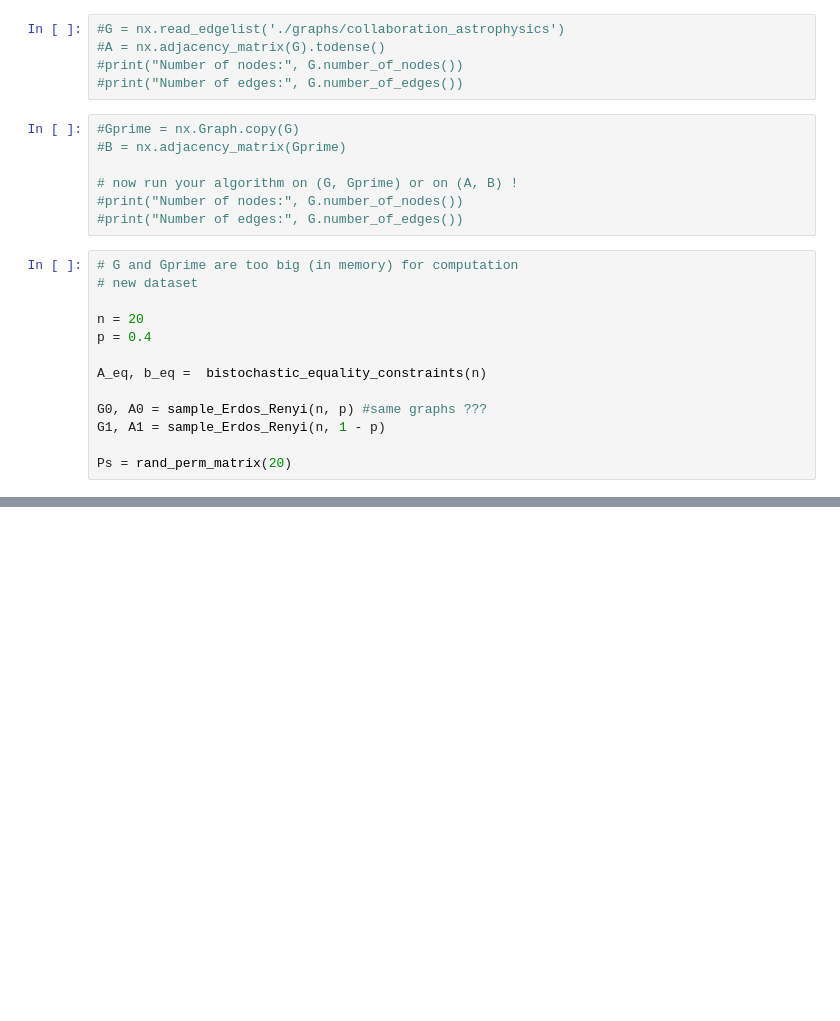
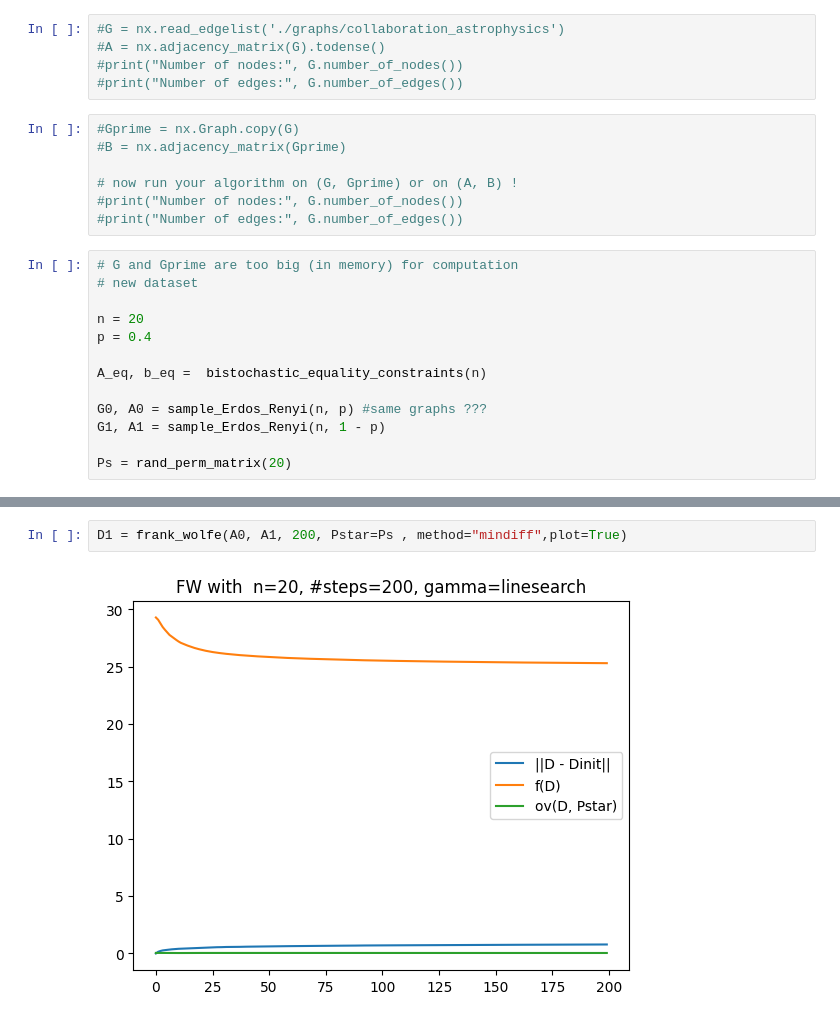
Before and after one commit to jakobmaier-eu/graph-gromov, a Jupyter notebook: testing_algorithms.ipynb, the cells around one changed output, grey strips where cells are left out. Drawn from its saved outputs; the diff is of its cells as text; blank space fills up the shorter version.

```diff
--- a/testing_algorithms.ipynb
+++ b/testing_algorithms.ipynb
@@ -73,0 +75,4 @@ plot_alignment(G0,G1, Dp)
+# %%
+D1 = frank_wolfe(A0, A1, 200, Pstar=Ps , method="mindiff",plot=True)
+# %% [output]
+[figure, added]
```
Also changed, not shown: parts of 7 cells of this notebook, 2 other files.
